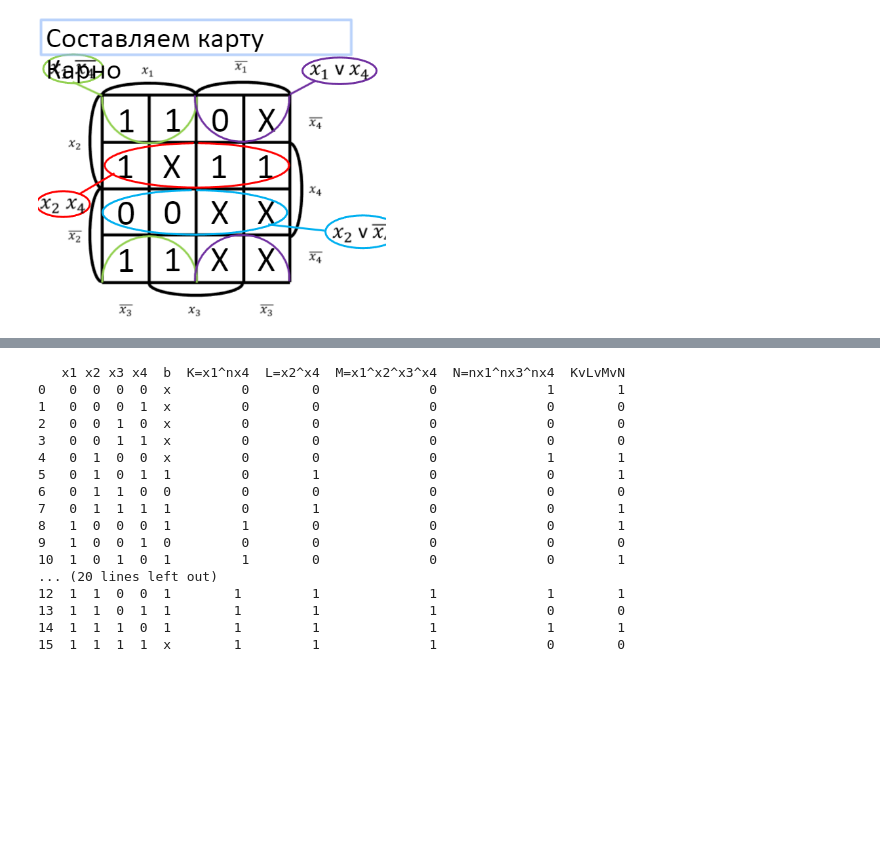
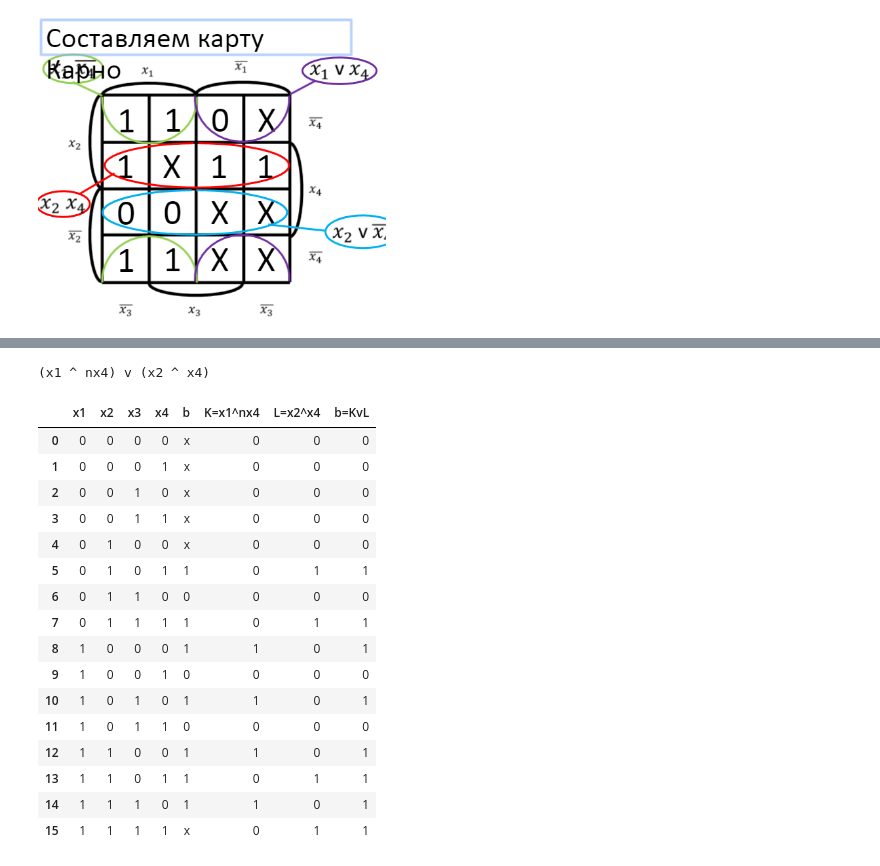
Before and after one commit to Darkuss-ai/Diplom, a Jupyter notebook: kr1.ipynb, the cells around one changed output, grey strips where cells are left out. Saved outputs shown, nothing was run; the diff lists cells and outputs as text; code cells hidden in the pictures; blank space fills up the shorter version.

```diff
--- a/kr1.ipynb
+++ b/kr1.ipynb
@@ -163,8 +164,8 @@ def create_var(b, offset): # Функция создания таблицы по
     return final # И возвращаем
 
 offset = 5
-my_var = create_var(dataframe['b_true'], offset) # Передаём нужный нам столбец по варианту и значение смещения
-print(my_var) # Выводим и смотрим, что у нас получилось
+variant = 'b_true'
+my_var = create_var(dataframe[variant], offset) # Передаём нужный нам столбец по варианту и значение смещения
 
 # Название b взято из-за того, что именно это обозначение используется в методичке Ефремова.
 # По итогу всей проделанной работы, мы получили итоговую заполненную верно таблицу для нашего
@@ -424,8 +445,20 @@ Image(filename = PATH + "seventh.png", width=350, height=340) # Какая ка
 # Задание 7. Выполнить синтез функции в базисах: основном, Шеффера и Пирса
 # Также было бы отлично нарисовать схемы, что тоже является той ещё болью в моей дырка задница
 
-Tdnf = "(x1 ^ nx4) v (x2 ^ x4) v (x1 ^ x2 ^ x3 ^ x4) v (nx1 ^ nx3 ^ nx4)" # Получили тупиковую ДНФ
-Tknf = "(x1 v x4) & (x2 v nx4) & (x1 v x2 v x3 v x4) & (nx1 v nx2 v nx4)" # Получили тупиковую КНФ
+#Tdnf = "(x1 ^ nx4) v (x2 ^ x4) v (x1 ^ x2 ^ x3 ^ x4) v (nx1 ^ nx3 ^ nx4)" # Получили тупиковую ДНФ
+#Tknf = "(x1 v x4) & (x2 v nx4) & (x1 v x2 v x3 v x4) & (nx1 v nx2 v nx4)" # Получили тупиковую КНФ
+#Tdnf = "(nx1 ^ nx3 ^ nx4) v (x2 ^ x4) v (x1 ^ x2 ^ x3 ^ x4) v (x1 ^ nx4)" # Получили тупиковую ДНФ
+#Tknf = "(nx1 v nx2 v nx4) & (x2 v nx4) & (x1 v x2 v x3 v x4) & (x1 v x4)" # Получили тупиковую КНФ
+Tdnf = "(x1 ^ nx4) v (x2 ^ x4)"
+Tknf = "(x1 v x4) & (x2 v nx4)"
+#Tdnf = "(x1 ^ nx4) v (x2 ^ x4) v (nx3 ^ x4)"
+#Tknf = "(x1 v x4) & (x2 v nx4) & (nx2 v nx3)"
+#Tdnf = "(x1 ^ x2) v (x3 ^ x4) v (nx1 ^ nx2) v (x1 ^ nx3 ^ nx4)"
+#Tknf = "(x1 v x4) & (x3 v nx4) & (nx3 v x4)"
+#Tknf = "(x1 v x2) & (x3 v x4) & (nx1 v nx2) & (x1 v nx3 v nx4)"
+#Tdnf = "(x1 ^ x4) v (x3 ^ nx4) v (nx3 ^ x4)"
+
+
 
 def Pirs(Tknf):
     Tknf = list(Tknf) # Превартили в список
@@ -462,6 +495,7 @@ print(Tdnf_sheffer)
 ############################ Проверка схемы в основном базисе:########################################
 
 def Split_Tdnf(Tdnf):
+    print(Tdnf)
     tdnf_check = [] # создали список
     for i in range(Tdnf.count("v")+1): # Смотрим, сколько знаков и прибавляем 1 к значению
         if(Tdnf.find('v') != -1): # если нашли знак
@@ -489,7 +523,6 @@ splitTknf = Split_Tknf(Tknf) # Присваиваем
 # Далее идуит проверочные таблицы в основном базисе, Щеффера и Пирса. Начнём с основного базиса
 # Нам надо получить таблицу, по которой можно проверить правильность выполненных действий
 
-# Спросить, всегда ли 2 терма будет, или есть варианты с тремя. Пока функция работает только с двумя!!!
 def check_Tablе_tdnf(table, splitTdnf):
     table_changed = table.copy() # Сохраняеи таблицу, чтобы не изменить её
     names = [] # Имена для столбцов новой таблицы
@@ -500,7 +533,7 @@ def check_Tablе_tdnf(table, splitTdnf):
         for k in range(term.count('^') + 1): # Бежим по количеству знаков определённом терме
             split = term.find('^') # Ищем позицию знака
             if(split != -1): # Если знаки есть
-                term_list.append(term[1:split-1]) # Берём всё до знака (Кроме скобки в начале)
+                term_list.append(term[1:split-1]) # Берём всё до знака (Кроме скобки в начале и пробела)
                 term = term[split+1:] # Срезаем всё до знака и берём то, что осталось
             else: # Если же больше нет знака
                 term_list.append(term[1:-1]) # Берём всё кроме скобок
@@ -529,7 +562,8 @@ def check_Tablе_tdnf(table, splitTdnf):
             for l in range(16): # 16 значений там
                 fin[l] = fin[l] & int(term_list[keys[h]][l]) # ПОбитовое умножение
         table_changed[names[i]] = fin # Создаём столбец со значениями в таблице
-    name = 'v'.join(orders) # Берём все буквы, которые использовали и ставим между ними знак
+    name = 'b='
+    name = name + 'v'.join(orders) # Формируем название последнего столбца
     names.append(name) # Добавляем новое имя
     fin = [] # Обнуляем
     for l in range(16): # 16 значений
@@ -555,10 +589,10 @@ def check_Tablе_tknf(table, splitTknf):
         for k in range(term.count('v') + 1):
             split = term.find('v') # Ищем позицию знака
             if(split != -1): # Если есть знак
-                term_list.append(term[1:split-1]) # Берём всё до знака (Кроме скобки в начале)
+                term_list.append(term[1:split-1]) # Берём всё до знака (Кроме скобки в начале и пробела)
                 term = term[split+1:] # Срезаем
-            else:
-                term_list.append(term[1:-1])
+            else: # Если больше нет
+                term_list.append(term[1:-1]) # Берём всё, кроме скобок
         term_list = dict.fromkeys(term_list, []) # Переводим в слвоарь
         keys = list(term_list) # Запоминаем ключи
         order = "KLMNOPRST" # Список с названиями столбцов
@@ -584,7 +618,8 @@ def check_Tablе_tknf(table, splitTknf):
             for l in range(16): # 16 значений
                 fin[l] = fin[l] | int(term_list[keys[h]][l]) # Побитовое сложение
         table_changed[names[i]] = fin # Создаём столбец со значениями в таблице
-    name = '&'.join(orders) # Формируем название последнего столбца
+    name = 'b='
+    name = name + '&'.join(orders) # Формируем название последнего столбца
     names.append(name) # Добавляем новое имя
     fin = [] # Обнуляем
     for l in range(16): # 16 значений
@@ -603,25 +638,26 @@ table2 = check_Tablе_tknf(my_var_save, splitTknf) # Запоминаем вто
 
 # И проверяем правильность результата
 
-print(table1, '\n\n')
-print(table2)
-
 ######################################################################################################
 # %% [output]
-   x1 x2 x3 x4  b  K=x1^nx4  L=x2^x4  M=x1^x2^x3^x4  N=nx1^nx3^nx4  KvLvMvN
-0   0  0  0  0  x         0        0              0              1        1
-1   0  0  0  1  x         0        0              0              0        0
-2   0  0  1  0  x         0        0              0              0        0
-3   0  0  1  1  x         0        0              0              0        0
-4   0  1  0  0  x         0        0              0              1        1
-5   0  1  0  1  1         0        1              0              0        1
-6   0  1  1  0  0         0        0              0              0        0
-7   0  1  1  1  1         0        1              0              0        1
-8   1  0  0  0  1         1        0              0              0        1
-9   1  0  0  1  0         0        0              0              0        0
-10  1  0  1  0  1         1        0              0              0        1
-... (20 lines left out)
-12  1  1  0  0  1        1         1              1              1        1
-13  1  1  0  1  1        1         1              1              0        0
-14  1  1  1  0  1        1         1              1              1        1
-15  1  1  1  1  x        1         1              1              0        0
+(x1 ^ nx4) v (x2 ^ x4)
+# %%
+table1
+# %% [output]
+|  | x1 | x2 | x3 | x4 | b | K=x1^nx4 | L=x2^x4 | b=KvL |
+| 0 | 0 | 0 | 0 | 0 | x | 0 | 0 | 0 |
+| 1 | 0 | 0 | 0 | 1 | x | 0 | 0 | 0 |
+| 2 | 0 | 0 | 1 | 0 | x | 0 | 0 | 0 |
+| 3 | 0 | 0 | 1 | 1 | x | 0 | 0 | 0 |
+| 4 | 0 | 1 | 0 | 0 | x | 0 | 0 | 0 |
+| 5 | 0 | 1 | 0 | 1 | 1 | 0 | 1 | 1 |
+| 6 | 0 | 1 | 1 | 0 | 0 | 0 | 0 | 0 |
+| 7 | 0 | 1 | 1 | 1 | 1 | 0 | 1 | 1 |
+| 8 | 1 | 0 | 0 | 0 | 1 | 1 | 0 | 1 |
+| 9 | 1 | 0 | 0 | 1 | 0 | 0 | 0 | 0 |
+| 10 | 1 | 0 | 1 | 0 | 1 | 1 | 0 | 1 |
+| 11 | 1 | 0 | 1 | 1 | 0 | 0 | 0 | 0 |
+| 12 | 1 | 1 | 0 | 0 | 1 | 1 | 0 | 1 |
+| 13 | 1 | 1 | 0 | 1 | 1 | 0 | 1 | 1 |
+| 14 | 1 | 1 | 1 | 0 | 1 | 1 | 0 | 1 |
+| 15 | 1 | 1 | 1 | 1 | x | 0 | 1 | 1 |
```
Also changed, not shown: parts of 10 cells of this notebook.
